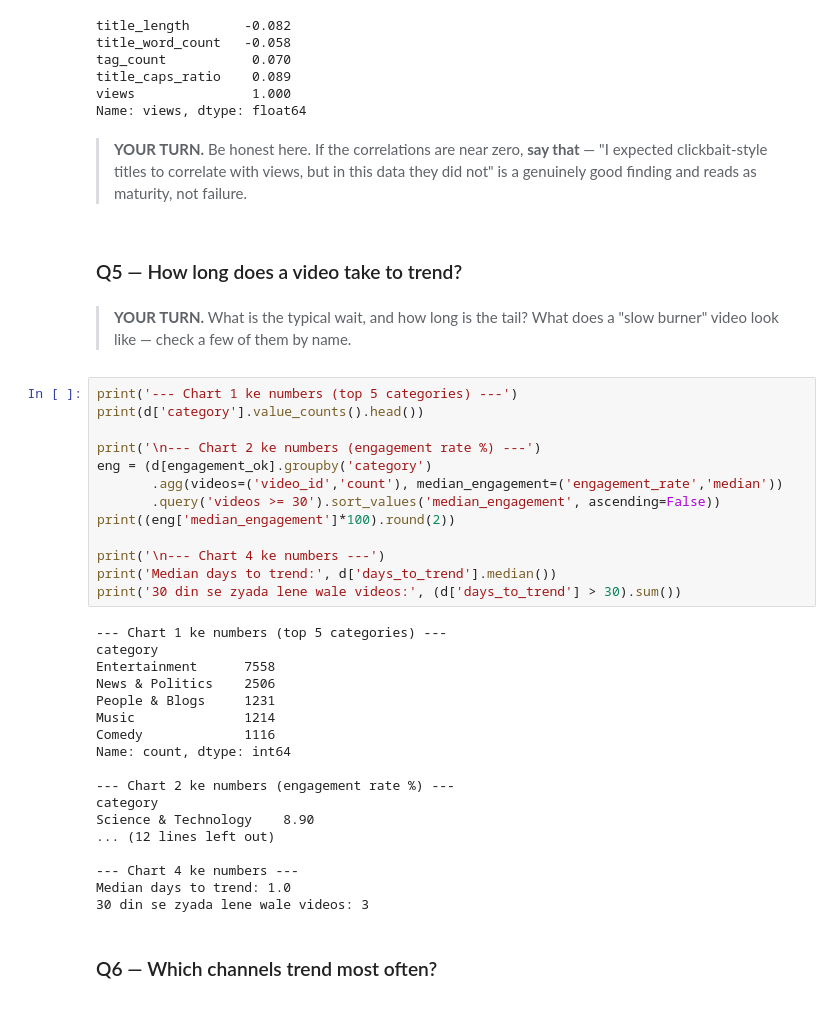
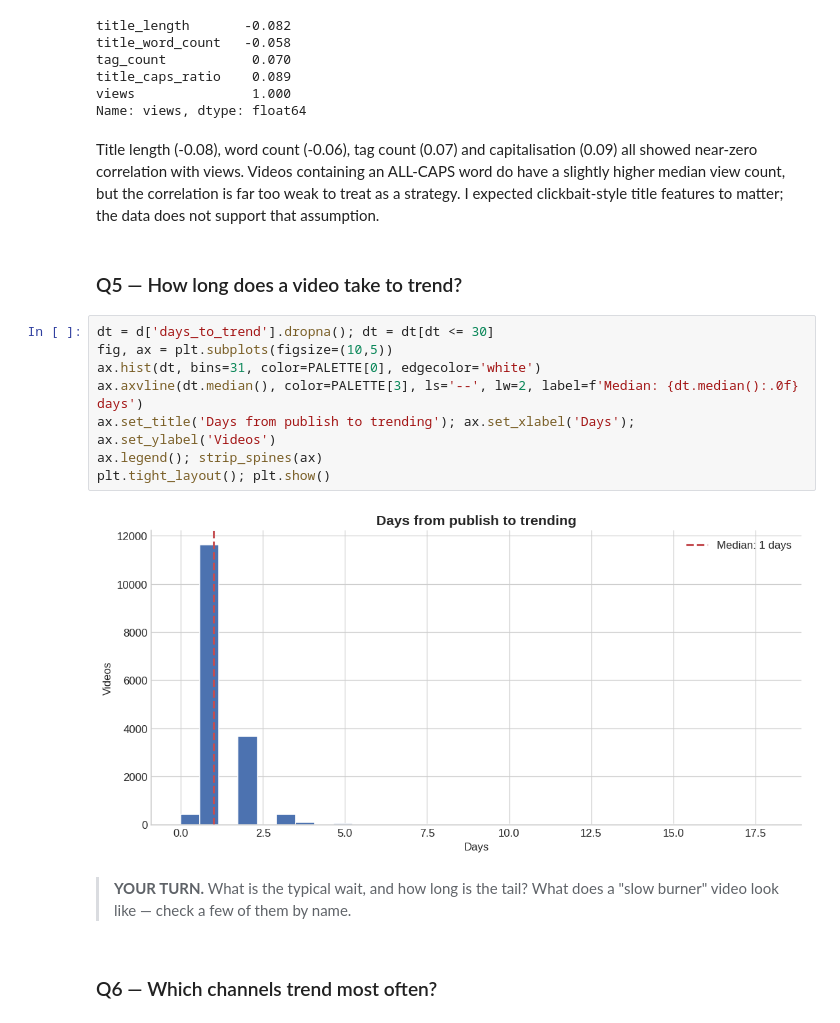
Before and after one commit to anamikasingh63885837-sketch/youtube-trending-analysis, a Jupyter notebook: youtube_trending_analysis.ipynb, the cells around one changed output. Saved outputs shown, nothing was run; the diff lists cells and outputs as text.

```diff
--- a/youtube_trending_analysis.ipynb
+++ b/youtube_trending_analysis.ipynb
@@ -393,46 +468,23 @@ tag_count           0.070
 title_caps_ratio    0.089
 views               1.000
 Name: views, dtype: float64
-# %% [markdown]
-> **YOUR TURN.** Be honest here. If the correlations are near zero, **say that** — "I
-> expected clickbait-style titles to correlate with views, but in this data they did not"
-> is a genuinely good finding and reads as maturity, not failure.
+# %% [markdown]
+Title length (-0.08), word count (-0.06), tag count (0.07) and capitalisation (0.09) all showed near-zero correlation with views. Videos containing an ALL-CAPS word do have a slightly higher median view count, but the correlation is far too weak to treat as a strategy. I expected clickbait-style title features to matter; the data does not support that assumption.
 # %% [markdown]
 ### Q5 — How long does a video take to trend?
+# %%
+dt = d['days_to_trend'].dropna(); dt = dt[dt <= 30]
+fig, ax = plt.subplots(figsize=(10,5))
+ax.hist(dt, bins=31, color=PALETTE[0], edgecolor='white')
+ax.axvline(dt.median(), color=PALETTE[3], ls='--', lw=2, label=f'Median: {dt.median():.0f} days')
+ax.set_title('Days from publish to trending'); ax.set_xlabel('Days'); ax.set_ylabel('Videos')
+ax.legend(); strip_spines(ax)
+plt.tight_layout(); plt.show()
+# %% [output]
+[figure, added]
 # %% [markdown]
 > **YOUR TURN.** What is the typical wait, and how long is the tail? What does a "slow
 > burner" video look like — check a few of them by name.
-# %%
-print('--- Chart 1 ke numbers (top 5 categories) ---')
-print(d['category'].value_counts().head())
-
-print('\n--- Chart 2 ke numbers (engagement rate %) ---')
-eng = (d[engagement_ok].groupby('category')
-       .agg(videos=('video_id','count'), median_engagement=('engagement_rate','median'))
-       .query('videos >= 30').sort_values('median_engagement', ascending=False))
-print((eng['median_engagement']*100).round(2))
-
-print('\n--- Chart 4 ke numbers ---')
-print('Median days to trend:', d['days_to_trend'].median())
-print('30 din se zyada lene wale videos:', (d['days_to_trend'] > 30).sum())
-# %% [output]
---- Chart 1 ke numbers (top 5 categories) ---
-category
-Entertainment      7558
-News & Politics    2506
-People & Blogs     1231
-Music              1214
-Comedy             1116
-Name: count, dtype: int64
-
---- Chart 2 ke numbers (engagement rate %) ---
-category
-Science & Technology    8.90
-... (12 lines left out)
-
---- Chart 4 ke numbers ---
-Median days to trend: 1.0
-30 din se zyada lene wale videos: 3
 # %% [markdown]
 ### Q6 — Which channels trend most often?
 # %%
```
Also changed, not shown: parts of 17 cells of this notebook.
